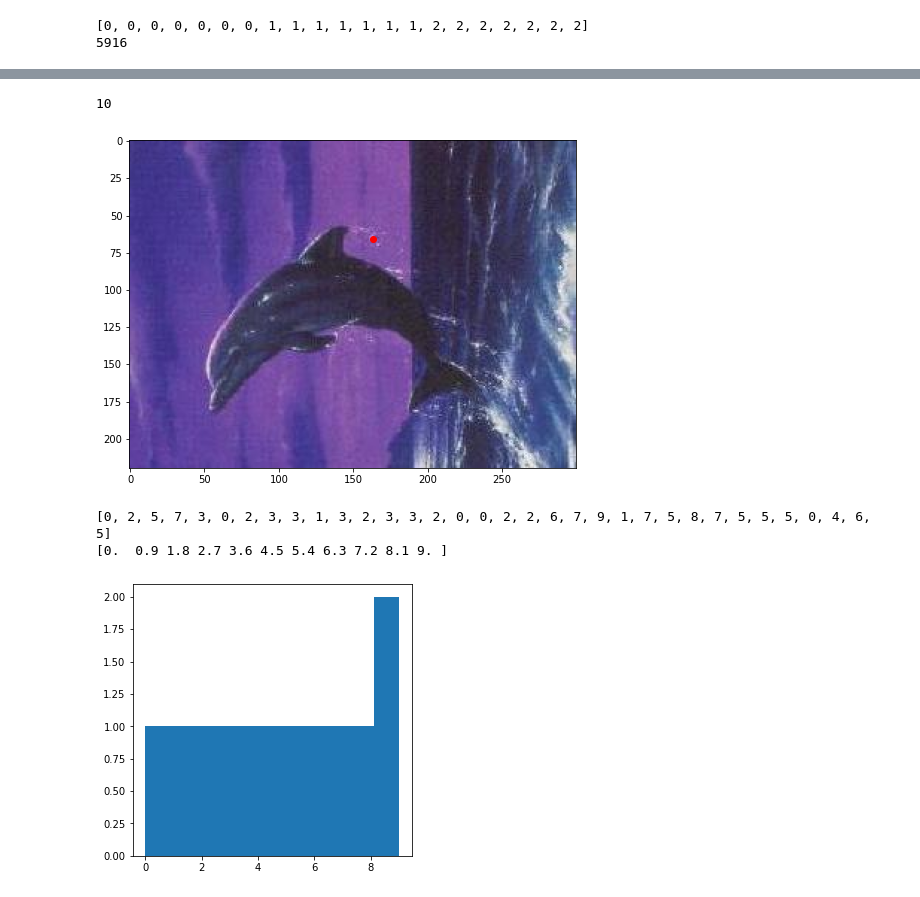
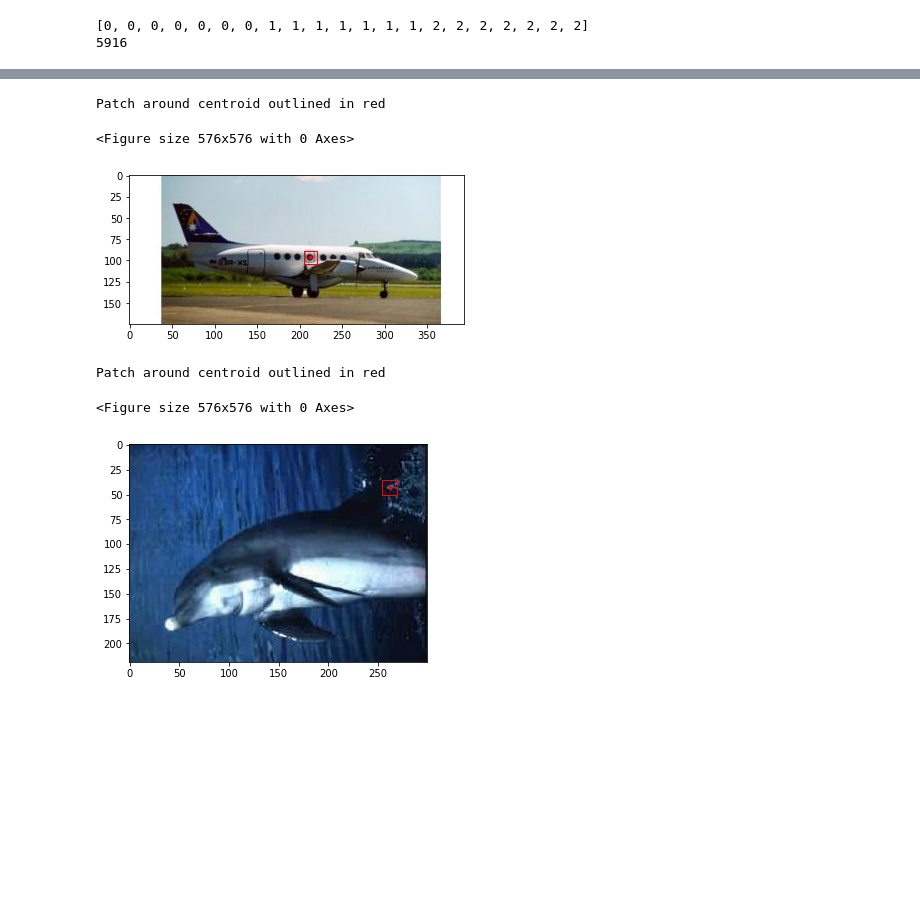
Before and after one commit to ttrapaid/clustering, a Jupyter notebook: proj3.ipynb, the cells around one changed output, grey strips where cells are left out. Cells and saved outputs as stored; diff of their text form; code cells hidden in the pictures; blank space fills up the shorter version.

```diff
--- a/proj3.ipynb
+++ b/proj3.ipynb
@@ -205,6 +206,4 @@ def clustering2(descriptors, k):
     return centroids
 # %%
 # centers = clustering(kp_all_imgs, desc_all_train_imgs, 400)
-print(desc_all_train_imgs)
-centers = clustering2(desc_all_train_imgs, 10)
-print(desc_all_train_imgs)
+centers = clustering2(desc_all_train_imgs, 100)
@@ -226,4 +209,0 @@ print(desc_all_train_imgs)
-# %%
-print(len(centers))
-# %% [output]
-10
@@ -248,21 +228,43 @@ def find_closest_descriptor(centroid, descriptors):
 # %%
 # pick a centroid and plot it
 
 k = 10
 
 centroid = centers[random.randint(0, k)]
 
 closest_to_centroid = find_closest_descriptor(centroid, desc_all_train_imgs)
 image_closest, kp_closest, desc_closest = find_image(closest_to_centroid, train_x)
 
 plt.figure(figsize=(8, 8))
-plt.imshow(image_closest)
-plt.plot(kp_closest.pt[0], kp_closest.pt[1], 'o', color='r')
+fig, ax = plt.subplots()
+ax.imshow(image_closest)
+ax.plot(kp_closest.pt[0], kp_closest.pt[1], '.', color='r')
+rect = patches.Rectangle((kp_closest.pt[0]-7.5, kp_closest.pt[1]-7.5), 15,15, linewidth=1, edgecolor='r', facecolor='none')
+ax.add_patch(rect)
+print("Patch around centroid outlined in red")
 centroid = centroid.reshape(16,8)
-
-
-
-# plt.imshow(centroid)
 # %% [output]
+Patch around centroid outlined in red
+<Figure size 576x576 with 0 Axes>
-[figure, old version]
+[figure, new version]
+# %%
+k = 10
+
+centroid = centers[random.randint(0, k)]
+
+closest_to_centroid = find_closest_descriptor(centroid, desc_all_train_imgs)
+image_closest, kp_closest, desc_closest = find_image(closest_to_centroid, train_x)
+
+plt.figure(figsize=(8, 8))
+fig, ax = plt.subplots()
+ax.imshow(image_closest)
+ax.plot(kp_closest.pt[0], kp_closest.pt[1], '.', color='r')
+rect = patches.Rectangle((kp_closest.pt[0]-7.5, kp_closest.pt[1]-7.5), 15,15, linewidth=1, edgecolor='r', facecolor='none')
+ax.add_patch(rect)
+print("Patch around centroid outlined in red")
+centroid = centroid.reshape(16,8)
+# %% [output]
+Patch around centroid outlined in red
+<Figure size 576x576 with 0 Axes>
+[figure, added]
 # %%
@@ -288,13 +289 @@ def generate_histogram(descriptors, centers): # descriptors is for a single imag
     return hist, hist_arr
-# %%
-num_bins = len(centers)
-hist, hist_arr = generate_histogram(train_x[0][3], centers)[0]
-plt.figure(figsize=(5,5))
-
-print(hist_arr)
-plt.hist(hist_arr, bins=num_bins)
-plt.show()
-# %% [output]
-[0, 2, 5, 7, 3, 0, 2, 3, 3, 1, 3, 2, 3, 3, 2, 0, 0, 2, 2, 6, 7, 9, 1, 7, 5, 8, 7, 5, 5, 5, 0, 4, 6, 5]
-[0.  0.9 1.8 2.7 3.6 4.5 5.4 6.3 7.2 8.1 9. ]
-[figure, removed]
```
Also changed, not shown: parts of 15 cells of this notebook.
